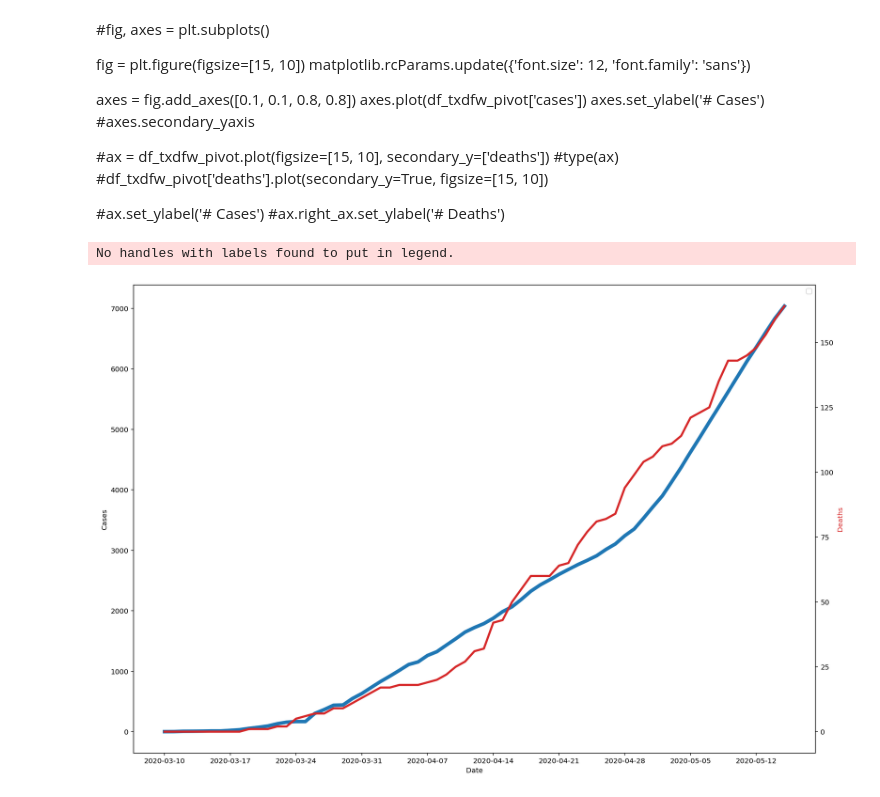
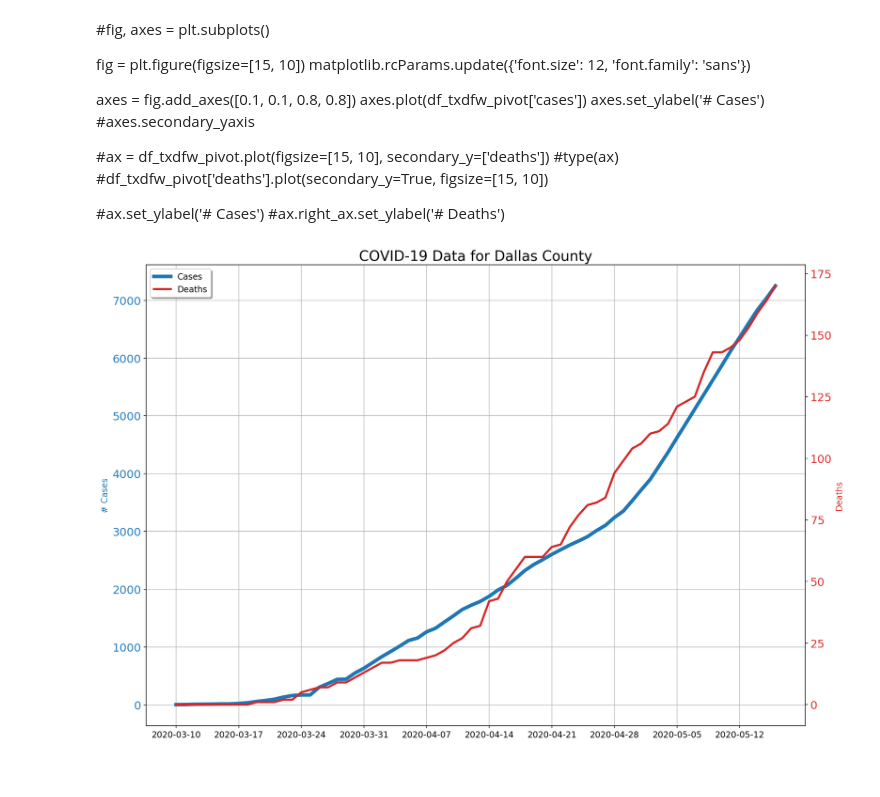
Before and after one commit to mattster/covid19analysis, a Jupyter notebook: CovidAnalysis-NYTdata.ipynb, the cells around one changed output. Cells and saved outputs as stored; diff of their text form; code cells hidden in the pictures.

Commit message:
fixed label sizes

```diff
--- a/CovidAnalysis-NYTdata.ipynb
+++ b/CovidAnalysis-NYTdata.ipynb
@@ -46,27 +53,28 @@ axes.set_ylabel('# Cases')
 # %%
 fig, ax1 = plt.subplots(figsize=[15,10])
 
-ax1.set_xlabel('Date')
-ax1.set_ylabel('Cases')
-#xmin, xmax = ax1.get_xlim()
-#stepsize = 7
-#ax1.xaxis.set_ticks(np.arange(xmin, xmax, stepsize))
-#loc = matplotlib.dates.AutoDateLocator()
-#ax1.xaxis.set_major_locator(loc)
-l1 = ax1.plot(df_txdfw_pivot['cases'], linewidth=5)
+matplotlib.rcParams.update({'font.size': 12, 'font.family': 'sans'})
+
+## primary y axis - # Cases
+color1 = 'tab:blue'
+ax1.set_ylabel('# Cases', color=color1)
+l1, = ax1.plot(df_txdfw_pivot['cases'], linewidth=5, color=color1)
 ax1.set_xticks(ax1.get_xticks()[::7])
+ax1.tick_params(axis='y', labelcolor=color1, labelsize=16)
+ax1.grid(True)
 
+## secondary y axis - # Deaths
 ax2 = ax1.twinx()
+color2 = 'tab:red'
+ax2.set_ylabel('# Deaths', color=color2)
+l2, = ax2.plot(df_txdfw_pivot['deaths'], color=color2, linewidth=3)
+ax2.set_xticks(ax2.get_xticks()[::7])
+ax2.tick_params(axis='y', labelcolor=color2, labelsize=16)
 
-color = 'tab:red'
-ax2.set_ylabel('Deaths', color=color)
-l2 = ax2.plot(df_txdfw_pivot['deaths'], color=color, linewidth=3)
-ax2.set_xticks(ax2.get_xticks()[::7])
+ax1.legend((l1, l2), ('Cases', 'Deaths'), loc='upper left', shadow=True)
+ax1.set_title("COVID-19 Data for Dallas County", fontsize=20)
 
-#ax1.legend((l1, l2), ('Cases', 'Deaths'), loc='upper left', shadow=True)
 fig.tight_layout()
-plt.legend()
 plt.show()
 # %% [output]
-No handles with labels found to put in legend.
-[figure, old version]
+[figure, new version]
```
Also changed, not shown: parts of 1 cell of this notebook.
